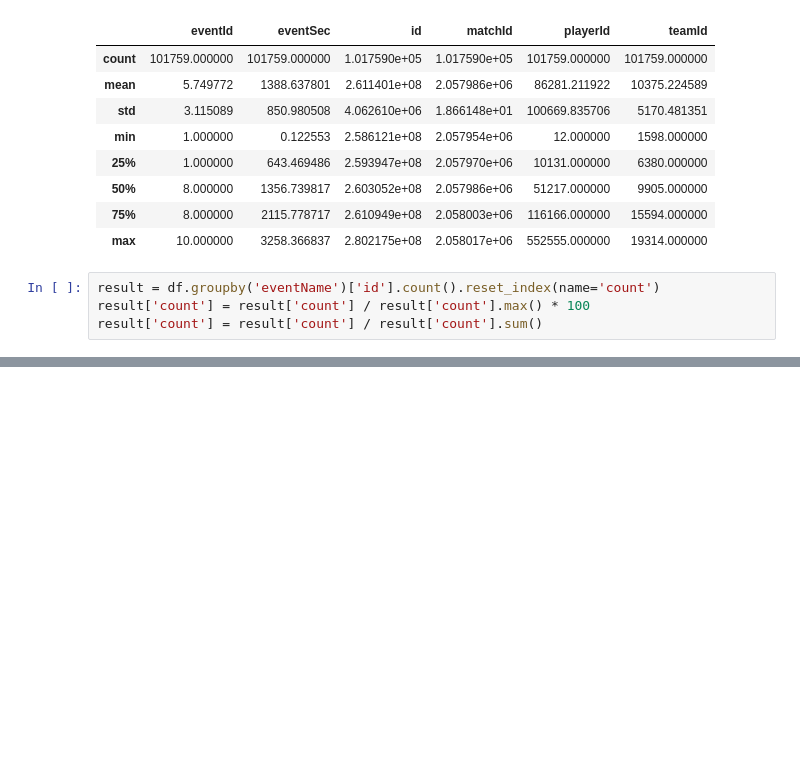
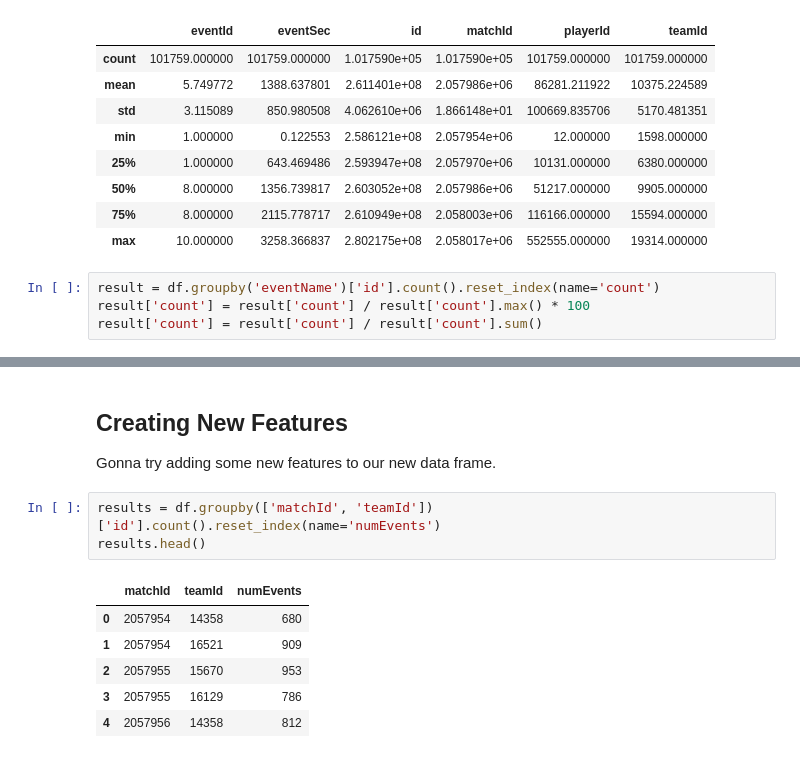
Before and after one commit to magemma/soccer-prediction, a Jupyter notebook: feature_extraction.ipynb, the cells around one changed output, grey strips where cells are left out. Saved outputs shown, nothing was run; the diff lists cells and outputs as text; blank space fills up the shorter version.

```diff
--- a/feature_extraction.ipynb
+++ b/feature_extraction.ipynb
@@ -66,0 +63,13 @@ df.groupby('matchId').apply(lambda x: x.sort_values(by='eventSec'))
+# %% [markdown]
+## Creating New Features
+Gonna try adding some new features to our new data frame.
+# %%
+results = df.groupby(['matchId', 'teamId'])['id'].count().reset_index(name='numEvents')
+results.head()
+# %% [output]
+|  | matchId | teamId | numEvents |
+| 0 | 2057954 | 14358 | 680 |
+| 1 | 2057954 | 16521 | 909 |
+| 2 | 2057955 | 15670 | 953 |
+| 3 | 2057955 | 16129 | 786 |
+| 4 | 2057956 | 14358 | 812 |
```
Also changed, not shown: parts of 8 cells of this notebook.
